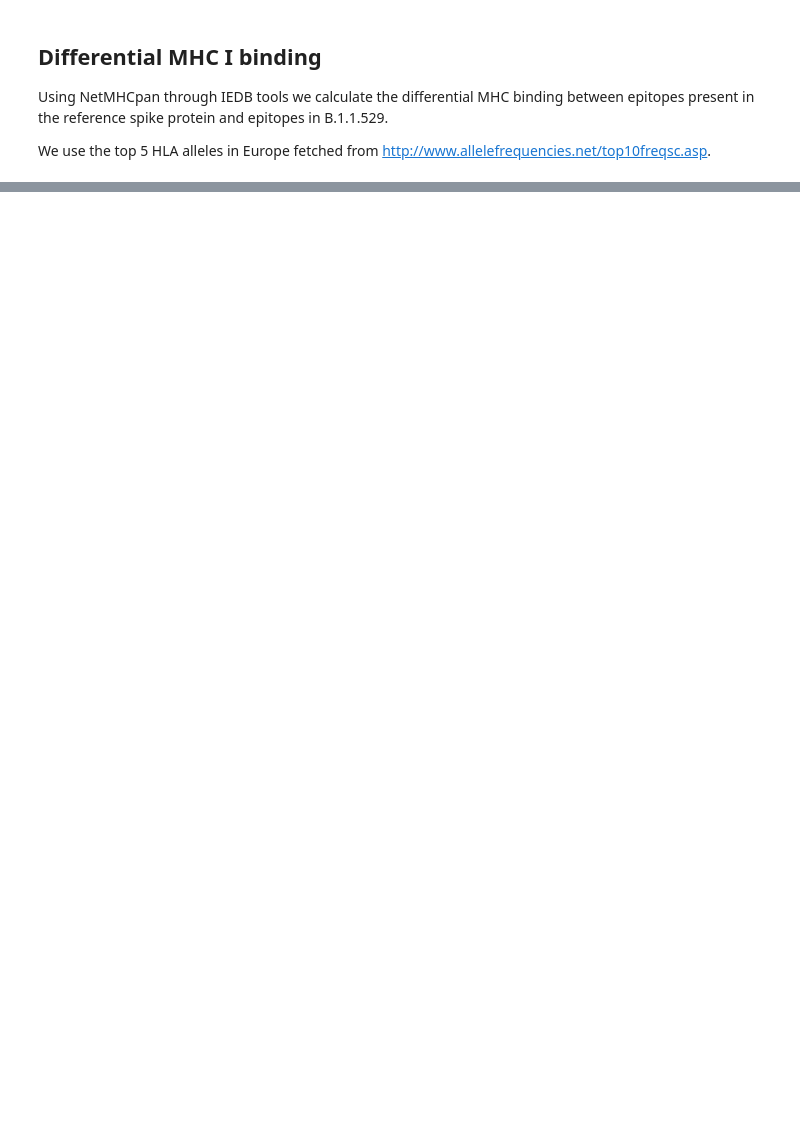
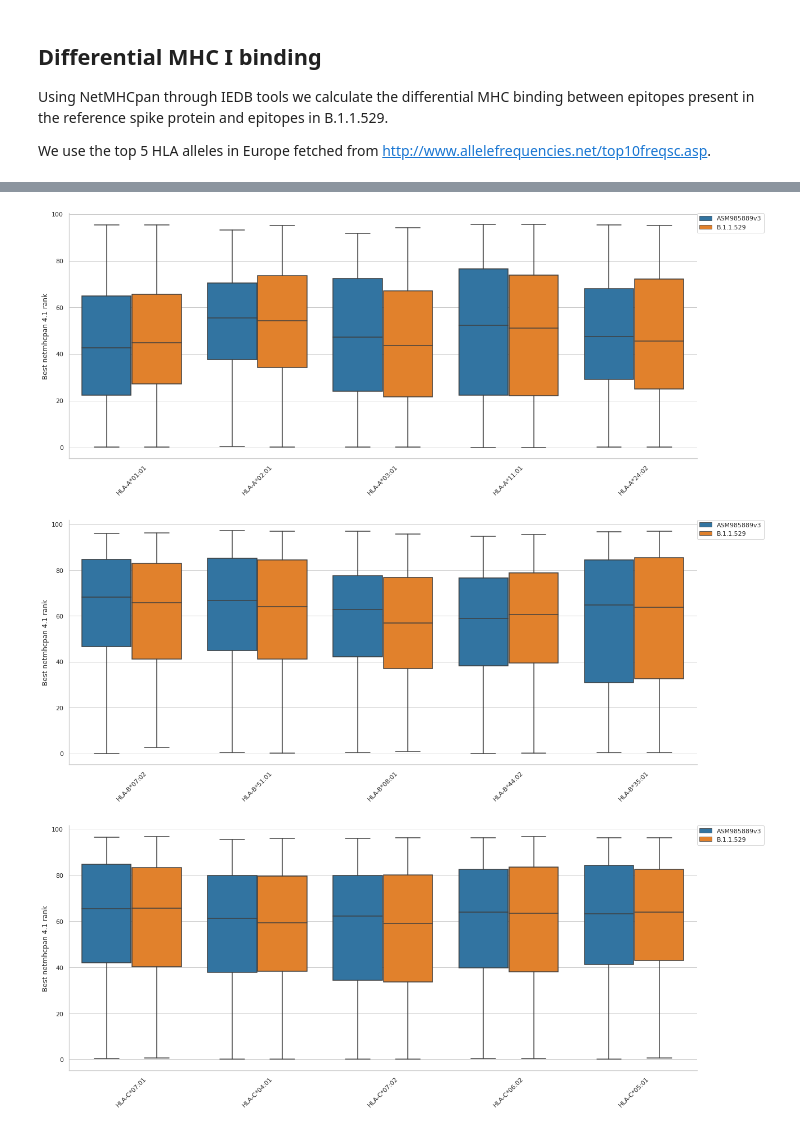
Before and after one commit to TRON-Bioinformatics/covigator-analysis, a Jupyter notebook: jupyter/omicron_variants_analysis/omicron_analysis.ipynb, the cells around one changed output, grey strips where cells are left out. Cells and saved outputs as stored; diff of their text form; code cells hidden in the pictures; blank space fills up the shorter version.

```diff
--- a/jupyter/omicron_variants_analysis/omicron_analysis.ipynb
+++ b/jupyter/omicron_variants_analysis/omicron_analysis.ipynb
@@ -300,10 +487,0 @@ omicron_epitopes[["epitope", "best_peptide_hlaA_01_01", "best_ic50_hlaA_01_01",
-# %%
-fig = plt.figure(figsize=(12,12))
-sns.regplot(data=omicron_epitopes, x="best_ic50_hlaA_01_01", y="omicron_best_ic50_hlaA_01_01", label="HLA-A*01:01")
-sns.regplot(data=omicron_epitopes, x="best_ic50_hlaA_02_01", y="omicron_best_ic50_hlaA_02_01", label="HLA-A:02:01")
-sns.regplot(data=omicron_epitopes, x="best_ic50_hlaA_03_01", y="omicron_best_ic50_hlaA_03_01", label="HLA-A:03:01")
-sns.regplot(data=omicron_epitopes, x="best_ic50_hlaA_11_01", y="omicron_best_ic50_hlaA_11_01", label="HLA-A:11:01")
-sns.regplot(data=omicron_epitopes, x="best_ic50_hlaA_24_02", y="omicron_best_ic50_hlaA_24_02", label="HLA-A:24:02")
-fig.legend()
-plt.xlabel("best IC50 reference")
-plt.ylabel("best IC50 B.1.1.529")
@@ -314,0 +559,4 @@ omicron_epitopes.to_csv("omicron_epitopes.csv", index=False)
+# %%
+omicron_mhc_binding_europe = get_mhc_bindings(epitopes=omicron_epitopes[["epitope", "homologous_epitope"]], hla_alleles=top5_european_hla_alleles)
+omicron_mhc_binding_europe.to_csv("epitopes_mhc_binding_omicron_europe.csv", index=False)
+omicron_mhc_binding_europe.head()
@@ -314,0 +586,34 @@ omicron_epitopes.to_csv("omicron_epitopes.csv", index=False)
+# %%
+delta_mhc_binding_europe.mhc_binding = pd.to_numeric(delta_mhc_binding_europe.mhc_binding, downcast="float")
+delta_mhc_binding_europe.homologous_mhc_binding = pd.to_numeric(delta_mhc_binding_europe.homologous_mhc_binding, downcast="float")
+omicron_mhc_binding_europe.mhc_binding = pd.to_numeric(omicron_mhc_binding_europe.mhc_binding, downcast="float")
+omicron_mhc_binding_europe.homologous_mhc_binding = pd.to_numeric(omicron_mhc_binding_europe.homologous_mhc_binding, downcast="float")
+# %%
+data = omicron_mhc_binding_europe.set_index(["epitope", "homologous_epitope", "hla_allele"])
+data.columns.name = 'var_name'
+data = data.stack()
+data.name = 'value'
+data = data.reset_index()
+data.var_name = data.var_name.transform(
+    lambda x: "ASM985889v3" if x == "mhc_binding" else "B.1.1.529")
+data["gene"] = data.hla_allele.transform(lambda x: x[0:5])
+
+
+def plot_boxplot(data, figname):
+    fig = plt.figure(figsize=(20,8))
+    sns.boxplot(data=data, y="value", x="hla_allele", hue="var_name")
+    plt.legend()
+    plt.xlabel(None)
+    plt.ylabel("Best netmhcpan 4.1 rank")
+    plt.xticks(rotation=45)
+    plt.legend(bbox_to_anchor=(1.00, 1), loc=2, borderaxespad=0.)
+    sns.despine()
+    fig.savefig(figname)
+
+plot_boxplot(data=data[data.gene == "HLA-A"], figname="figure_boxplot_omicron_europe_hla_a.png")
+plot_boxplot(data=data[data.gene == "HLA-B"], figname="figure_boxplot_omicron_europe_hla_b.png")
+plot_boxplot(data=data[data.gene == "HLA-C"], figname="figure_boxplot_omicron_europe_hla_c.png")
+# %% [output]
+[figure, added]
+[figure, added]
+[figure, added]
```
Also changed, not shown: parts of 46 cells of this notebook, 16 other files.
